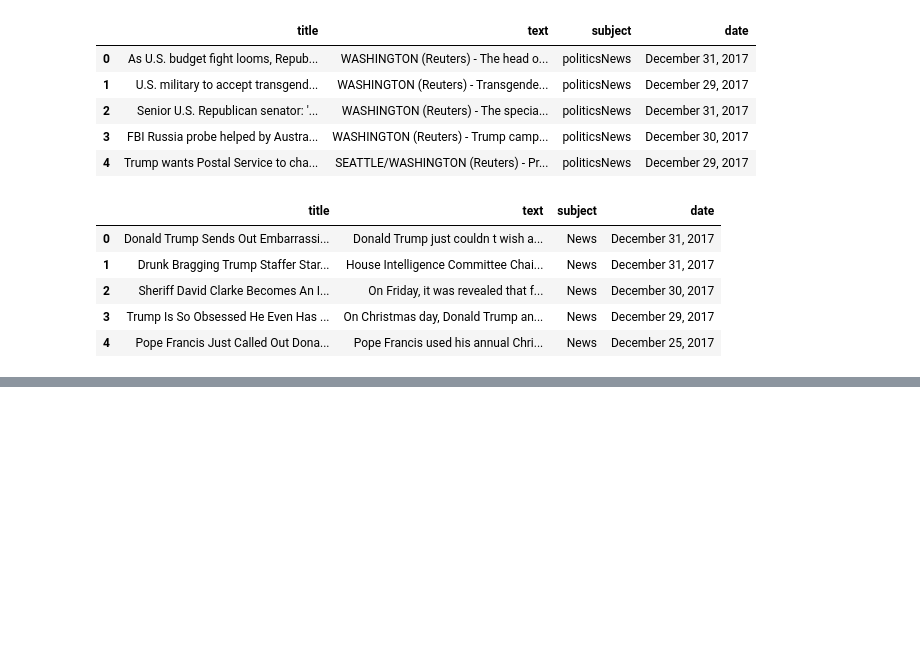
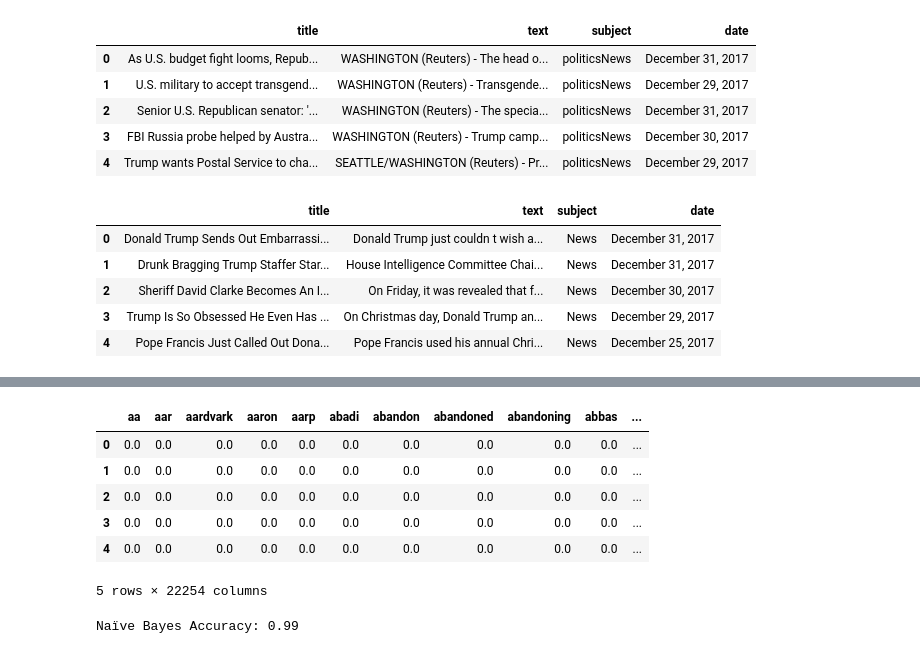
Before and after one commit to KyleL1015/CSE150AMilestone2, a Jupyter notebook: CSE150AMilestone1.ipynb, the cells around one changed output, grey strips where cells are left out. Drawn from its saved outputs; the diff is of its cells as text; code cells hidden in the pictures; blank space fills up the shorter version.

Commit message:
nb_model testing

```diff
--- a/CSE150AMilestone1.ipynb
+++ b/CSE150AMilestone1.ipynb
@@ -72,2 +71,34 @@ df.head()
 | 3 | fbi russia probe helped australia... | WASHINGTON (Reuters) - Trump camp... | 1 |
 | 4 | trump want postal service charge ... | SEATTLE/WASHINGTON (Reuters) - Pr... | 1 |
+# %%
+vectorizer = TfidfVectorizer()
+tfidf_matrix = vectorizer.fit_transform(df['title'])
+# %%
+tfidf_df = pd.DataFrame(tfidf_matrix.toarray(), columns=vectorizer.get_feature_names_out())
+
+tfidf_df["Label"] = df['label']
+# %%
+tfidf_df.head()
+# %% [output]
+|  | aa | aar | aardvark | aaron | aarp | abadi | abandon | abandoned | abandoning | abbas | ... |
+| 0 | 0.0 | 0.0 | 0.0 | 0.0 | 0.0 | 0.0 | 0.0 | 0.0 | 0.0 | 0.0 | ... |
+| 1 | 0.0 | 0.0 | 0.0 | 0.0 | 0.0 | 0.0 | 0.0 | 0.0 | 0.0 | 0.0 | ... |
+| 2 | 0.0 | 0.0 | 0.0 | 0.0 | 0.0 | 0.0 | 0.0 | 0.0 | 0.0 | 0.0 | ... |
+| 3 | 0.0 | 0.0 | 0.0 | 0.0 | 0.0 | 0.0 | 0.0 | 0.0 | 0.0 | 0.0 | ... |
+| 4 | 0.0 | 0.0 | 0.0 | 0.0 | 0.0 | 0.0 | 0.0 | 0.0 | 0.0 | 0.0 | ... |
+5 rows × 22254 columns
+# %%
+from sklearn.model_selection import train_test_split
+from sklearn.naive_bayes import MultinomialNB
+from sklearn.metrics import accuracy_score
+X_train, X_test, y_train, y_test = train_test_split(tfidf_df, df['label'], test_size=0.4, random_state=42)
+
+nb_model = MultinomialNB()
+nb_model.fit(X_train, y_train)
+
+y_pred = nb_model.predict(X_test)
+
+accuracy = accuracy_score(y_test, y_pred)
+print(f"Naïve Bayes Accuracy: {accuracy:.2f}")
+# %% [output]
+Naïve Bayes Accuracy: 0.99
```
Also changed, not shown: parts of 2 cells of this notebook.
